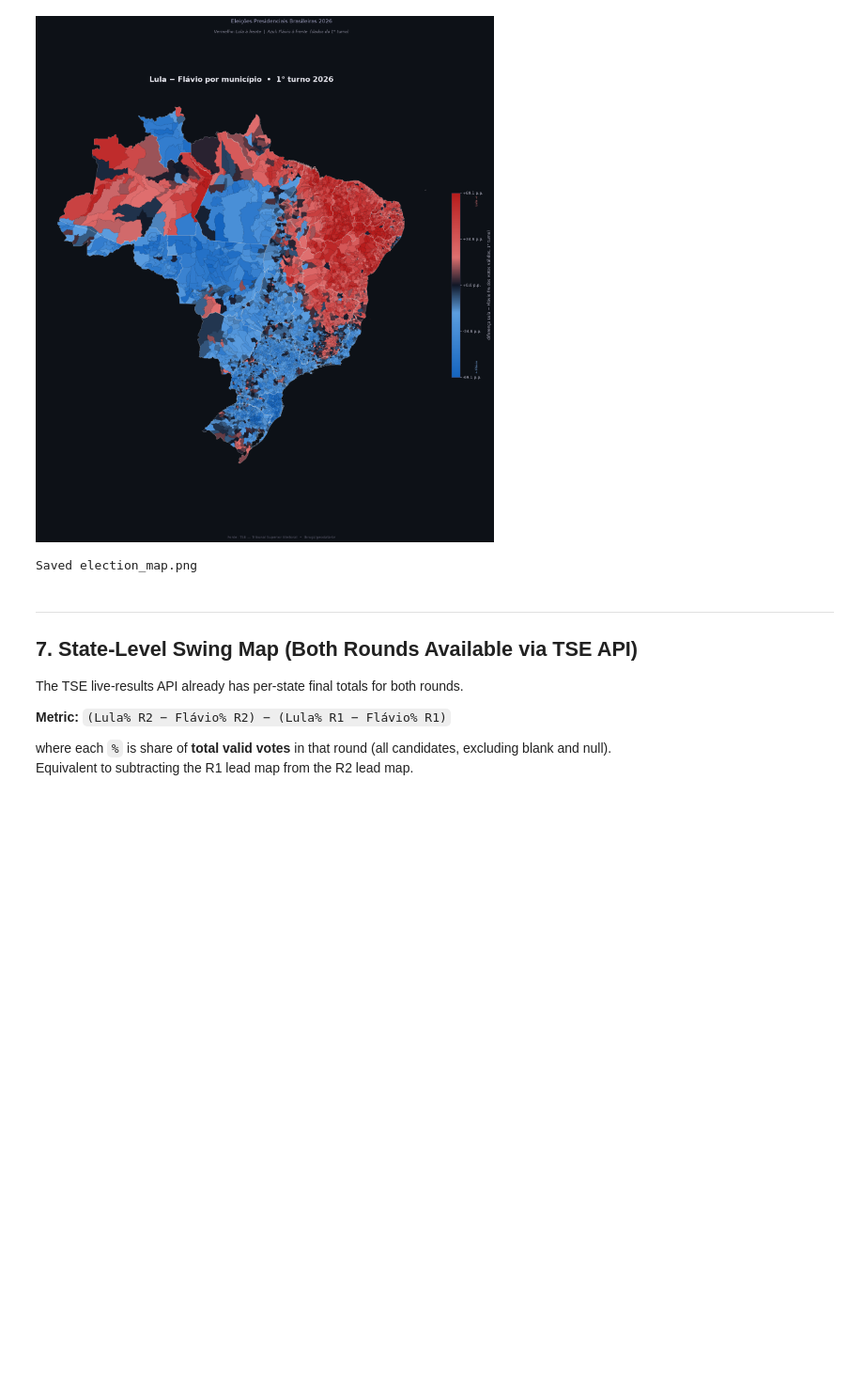
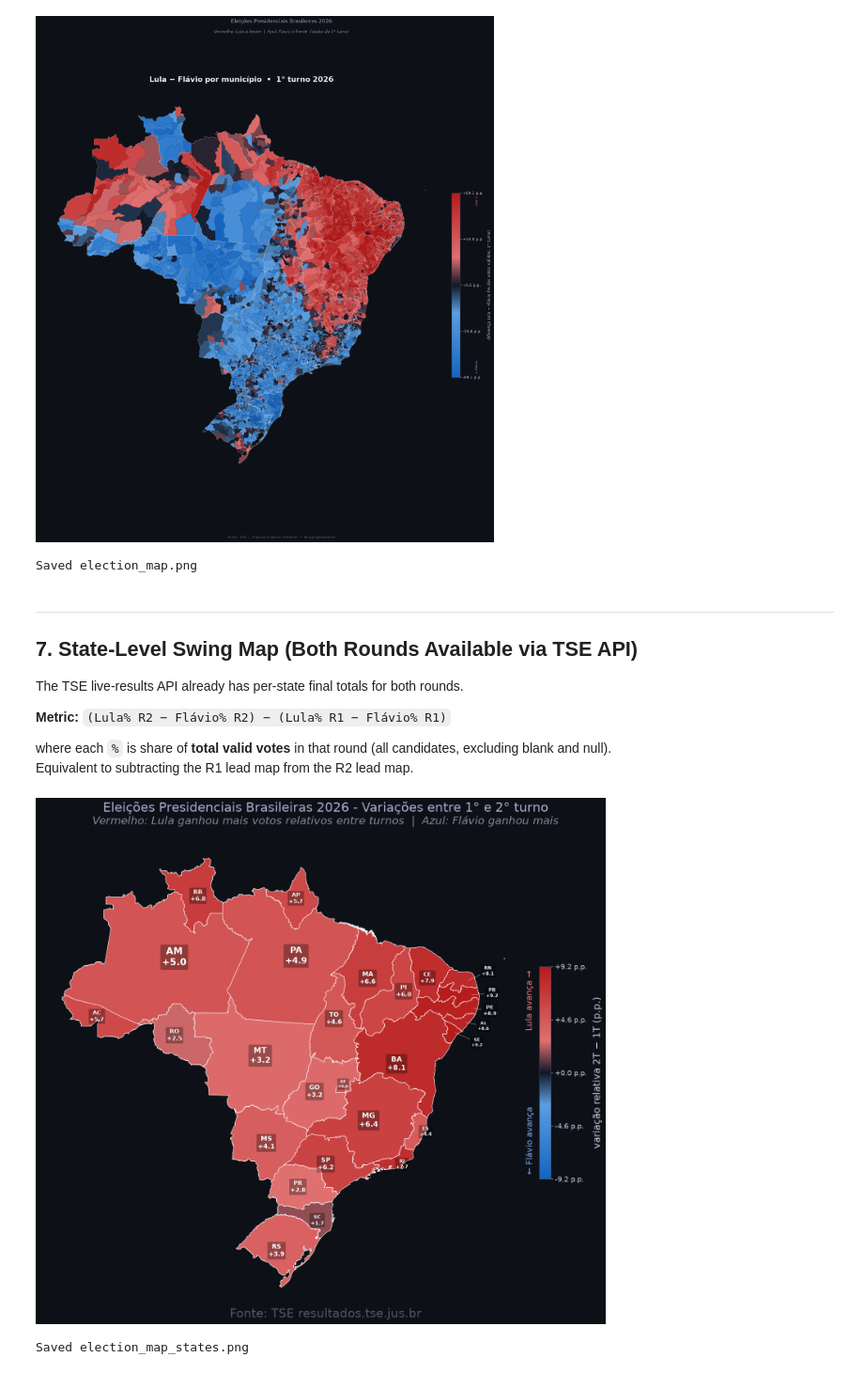
Before and after one commit to SebasEliens/br26-map, a Jupyter notebook: election_map.ipynb, the cells around one changed output. Shown at 94% size. Cells and saved outputs as stored; diff of their text form; code cells hidden in the pictures; blank space fills up the shorter version.

Commit message:
Update output image for election map visualization

```diff
--- a/election_map.ipynb
+++ b/election_map.ipynb
@@ -410,11 +410,11 @@ gdf_state_map.plot(
 # States with labels placed offshore (in the Atlantic) with a thin leader line.
 # xy_offset nudges the arrow tip away from the representative point toward the coast.
 OFFSHORE = {
-    "RN": {"xytext": (-34.0, -5.0),  "xy_offset": (2.2,  0.5)},
-    "PB": {"xytext": (-33.6, -7.0),  "xy_offset": (2.1,  0.0)},
-    "PE": {"xytext": (-33.8, -8.8),  "xy_offset": (2.5,  0.3)},
-    "AL": {"xytext": (-32.0, -10.0), "xy_offset": (1.0,  0.0)},
-    "SE": {"xytext": (-32.0, -11.5), "xy_offset": (1.0,  0.3)},
+    "RN": {"xytext": (-34.0, -5.0),  "xy_offset": (0.7,  0.0)},
+    "PB": {"xytext": (-33.6, -7.0),  "xy_offset": (1.1,  0.0)},
+    "PE": {"xytext": (-33.8, -8.6),  "xy_offset": (2.5,  0.0)},
+    "AL": {"xytext": (-34.4, -10.0), "xy_offset": (0.5,  0.0)},
+    "SE": {"xytext": (-35.0, -11.5), "xy_offset": (0.0,  0.0)},
 }
 
 # Small nudges for other crowded states
@@ -456,30 +456,33 @@ for _, row in gdf_state_map.iterrows():
         )
 
 # Colorbar
 sm2 = plt.cm.ScalarMappable(cmap=cmap, norm=norm_s)
 sm2.set_array([])
 cbar2 = fig2.colorbar(sm2, ax=ax2, shrink=0.45, aspect=18, pad=0.02)
 cbar2.outline.set_edgecolor("#444466")
 cbar2.ax.tick_params(colors="#ccccdd", labelsize=13)
 ticks2 = np.linspace(-vmax_s, vmax_s, 5)
 cbar2.set_ticks(ticks2)
 cbar2.set_ticklabels([f"{v:+.1f} p.p." for v in ticks2])
 cbar2.set_label("variação relativa 2T − 1T (p.p.)", color="#ccccdd", fontsize=18, labelpad=10)
 cbar2.ax.text(-1.2, 0.02, "← Flávio avança", transform=cbar2.ax.transAxes,
               va="bottom", ha="left", fontsize=16, color="#7aa8e0", rotation=90)
 cbar2.ax.text(-1.2, 0.98, "Lula avança →",   transform=cbar2.ax.transAxes,
               va="top",    ha="left", fontsize=16, color="#e07a7a", rotation=90)
 
 ax2.axis("off")
 plt.tight_layout(rect=[0, 0.012, 1, 0.90])
 fig2.text(0.5, 0.935, "Eleições Presidenciais Brasileiras 2026 - Variações entre 1° e 2° turno",
           ha="center", color="#aaaacc", fontsize=24)
 fig2.text(0.5, 0.912,
           "Vermelho: Lula ganhou mais votos relativos entre turnos  |  Azul: Flávio ganhou mais",
           ha="center", color="#888899", fontsize=20, style="italic")
 fig2.text(0.5, 0.007, "Fonte: TSE resultados.tse.jus.br",
           ha="center", color="#555566", fontsize=22)
 
 plt.savefig("election_map_states.png", dpi=200, bbox_inches="tight", facecolor=BG)
 plt.show()
 print("Saved election_map_states.png")
+# %% [output]
+[figure, added]
+Saved election_map_states.png
```
